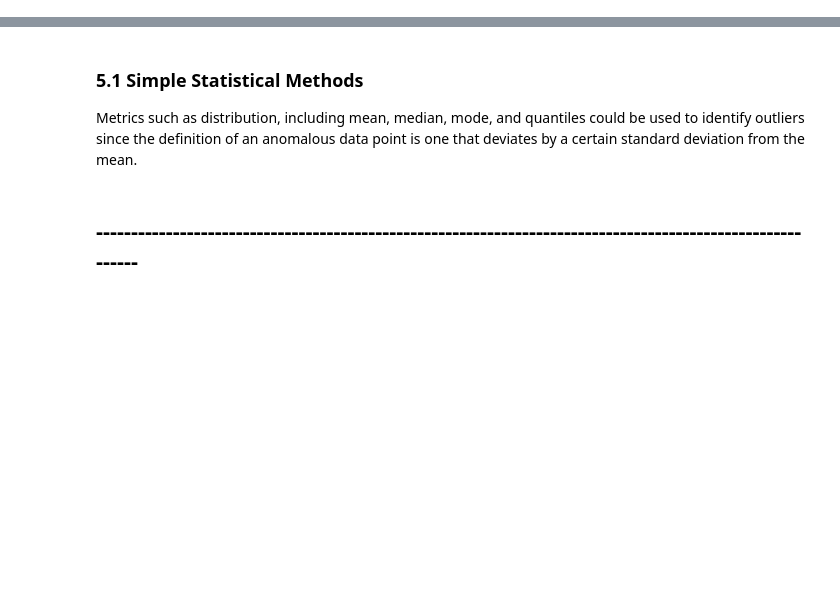
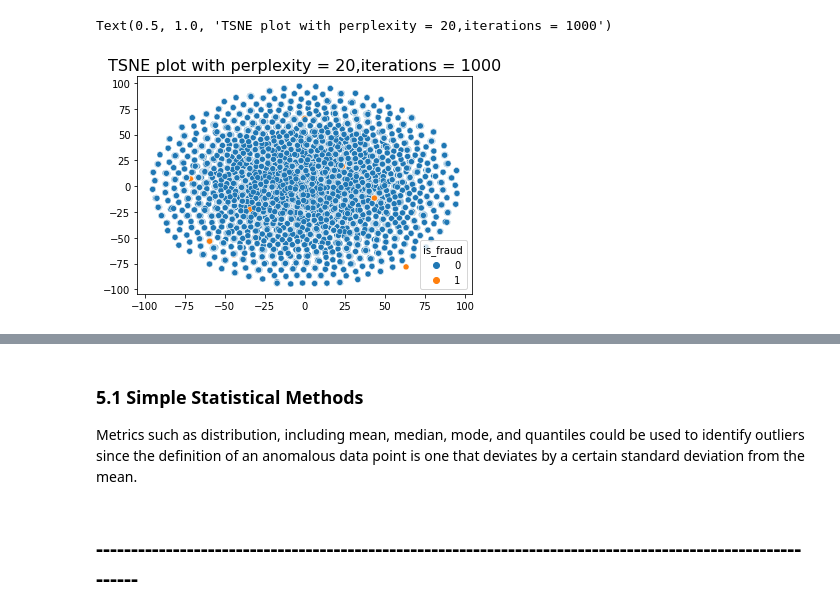
Before and after one commit to sharmasapna/credit-card-fraud-detection, a Jupyter notebook: outlier-methods-credit-card-fraud-detection.ipynb, the cells around one changed output, grey strips where cells are left out. Cells and saved outputs as stored; diff of their text form; code cells hidden in the pictures; blank space fills up the shorter version.

```diff
--- a/outlier-methods-credit-card-fraud-detection.ipynb
+++ b/outlier-methods-credit-card-fraud-detection.ipynb
@@ -144,0 +261,16 @@ def print_eval(y_pred,model):
+# %%
+%%time
+tsne = TSNE(n_components=2, verbose=1, perplexity=20, n_iter=1000)
+tsne_results_20_1000 = tsne.fit_transform(df_Test)
+
+tsne = TSNE(n_components=2, verbose=1, perplexity=50, n_iter=1000)
+tsne_results_50_1000 = tsne.fit_transform(df_Test)
+
+tsne = TSNE(n_components=2, verbose=1, perplexity=60, n_iter=1000)
+tsne_results_60_1000 = tsne.fit_transform(df_Test)
+
+tsne = TSNE(n_components=2, verbose=1, perplexity=50)
+tsne_results_50 = tsne.fit_transform(df_Test)
+
+tsne = TSNE(n_components=2, verbose=1, perplexity=60)
+tsne_results_60 = tsne.fit_transform(df_Test)
@@ -144,0 +295,6 @@ def print_eval(y_pred,model):
+# %%
+ax = sns.scatterplot(x=tsne_results_20_1000[:, 0], y=tsne_results_20_1000[:, 1],hue=Y_test)
+ax.set_title('TSNE plot with perplexity = 20,iterations = 1000',fontsize = 16)
+# %% [output]
+Text(0.5, 1.0, 'TSNE plot with perplexity = 20,iterations = 1000')
+[figure, added]
```
Also changed, not shown: parts of 75 cells of this notebook, 1 other file.
